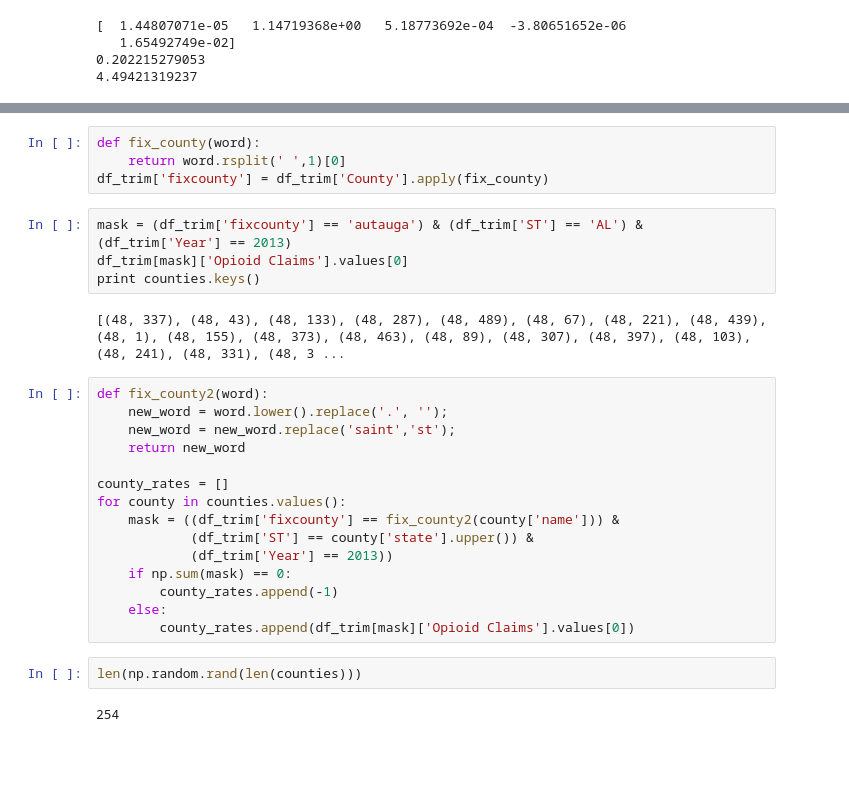
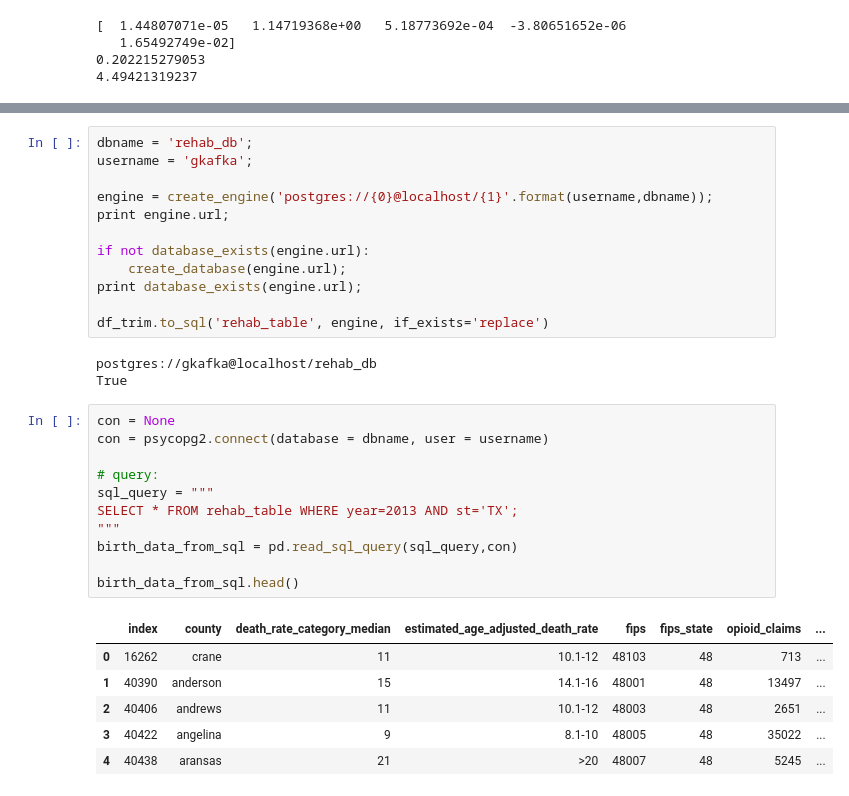
Before and after one commit to gkafka/Rehab4Rehab, a Jupyter notebook: RehabModel.ipynb, the cells around one changed output, grey strips where cells are left out. Cells and saved outputs as stored; diff of their text form; blank space fills up the shorter version.

```diff
--- a/RehabModel.ipynb
+++ b/RehabModel.ipynb
@@ -326,29 +221,33 @@ Unpacking: movies.db
-# %%
-def fix_county(word):
-    return word.rsplit(' ',1)[0]
-df_trim['fixcounty'] = df_trim['County'].apply(fix_county)
-# %%
-mask = (df_trim['fixcounty'] == 'autauga') & (df_trim['ST'] == 'AL') & (df_trim['Year'] == 2013)
-df_trim[mask]['Opioid Claims'].values[0]
-print counties.keys()
-# %% [output]
-[(48, 337), (48, 43), (48, 133), (48, 287), (48, 489), (48, 67), (48, 221), (48, 439), (48, 1), (48, 155), (48, 373), (48, 463), (48, 89), (48, 307), (48, 397), (48, 103), (48, 241), (48, 331), (48, 3 ...
-# %%
-def fix_county2(word):
-    new_word = word.lower().replace('.', '');
-    new_word = new_word.replace('saint','st');
-    return new_word
-
-county_rates = []
-for county in counties.values():
-    mask = ((df_trim['fixcounty'] == fix_county2(county['name'])) &
-            (df_trim['ST'] == county['state'].upper()) &
-            (df_trim['Year'] == 2013))
-    if np.sum(mask) == 0:
-        county_rates.append(-1)
-    else:
-        county_rates.append(df_trim[mask]['Opioid Claims'].values[0])
-# %%
-len(np.random.rand(len(counties)))
-# %% [output]
-254
+# %%
+dbname = 'rehab_db';
+username = 'gkafka';
+
+engine = create_engine('postgres://{0}@localhost/{1}'.format(username,dbname));
+print engine.url;
+
+if not database_exists(engine.url):
+    create_database(engine.url);
+print database_exists(engine.url);
+
+df_trim.to_sql('rehab_table', engine, if_exists='replace')
+# %% [output]
+postgres://gkafka@localhost/rehab_db
+True
+# %%
+con = None
+con = psycopg2.connect(database = dbname, user = username)
+
+# query:
+sql_query = """
+SELECT * FROM rehab_table WHERE year=2013 AND st='TX';
+"""
+birth_data_from_sql = pd.read_sql_query(sql_query,con)
+
+birth_data_from_sql.head()
+# %% [output]
+|  | index | county | death_rate_category_median | estimated_age_adjusted_death_rate | fips | fips_state | opioid_claims | ... |
+| 0 | 16262 | crane | 11 | 10.1-12 | 48103 | 48 | 713 | ... |
+| 1 | 40390 | anderson | 15 | 14.1-16 | 48001 | 48 | 13497 | ... |
+| 2 | 40406 | andrews | 11 | 10.1-12 | 48003 | 48 | 2651 | ... |
+| 3 | 40422 | angelina | 9 | 8.1-10 | 48005 | 48 | 35022 | ... |
+| 4 | 40438 | aransas | 21 | >20 | 48007 | 48 | 5245 | ... |
```
Also changed, not shown: parts of 15 cells of this notebook, 41 other files.
